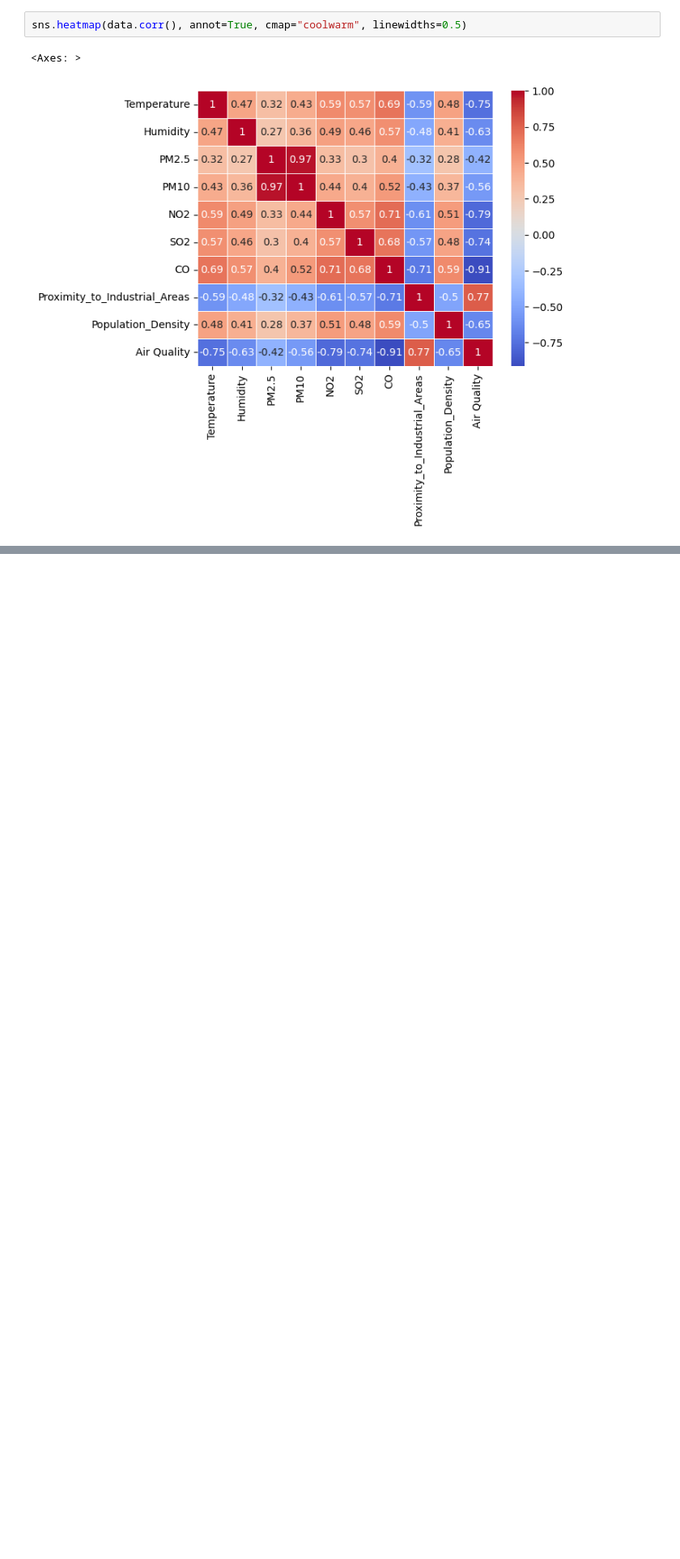
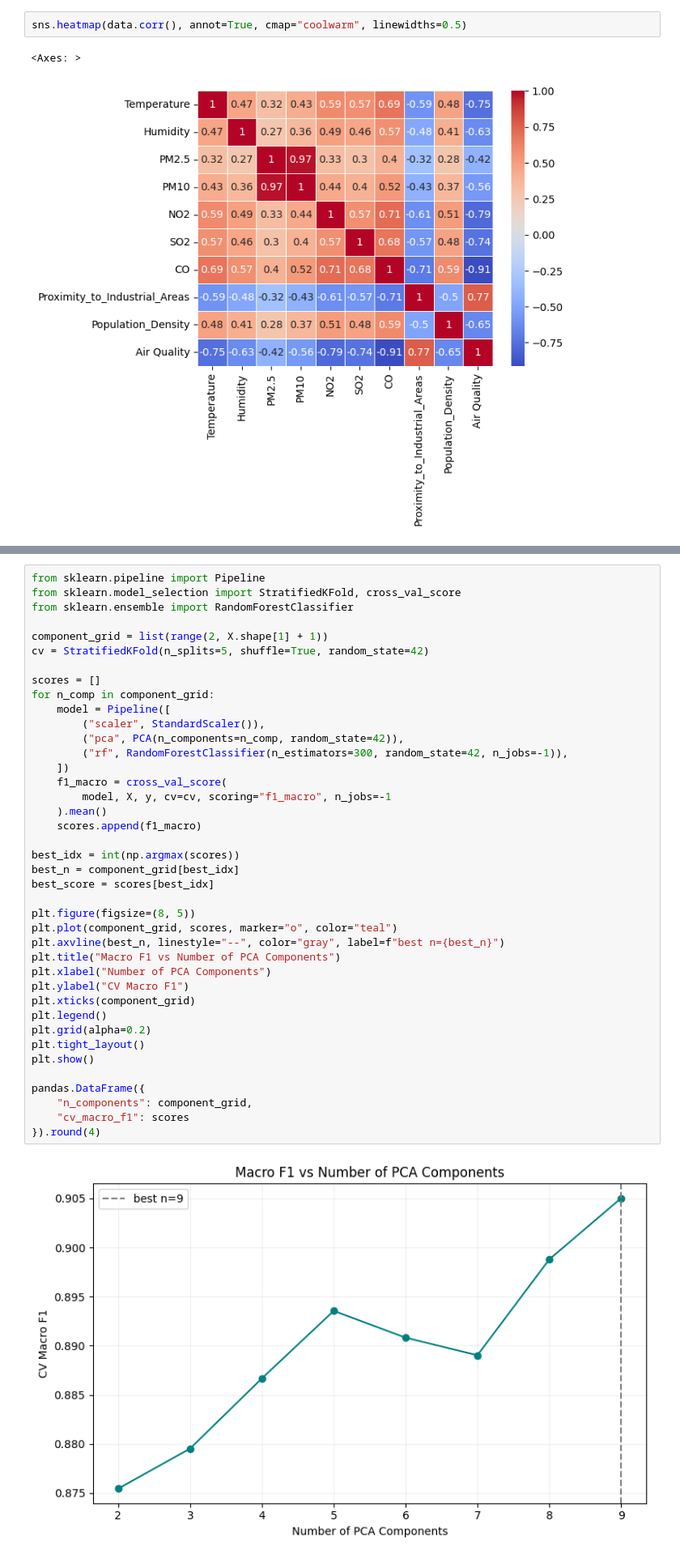
Before and after one commit to josuviteri/Atmo-Ensemble, a Jupyter notebook: EDA/EDA.ipynb, the cells around one changed output, grey strips where cells are left out. Shown at 81% size. Drawn from its saved outputs; the diff is of its cells as text; blank space fills up the shorter version.

```diff
--- a/EDA/EDA.ipynb
+++ b/EDA/EDA.ipynb
@@ -132,0 +233,42 @@ sns.heatmap(data.corr(), annot=True, cmap="coolwarm", linewidths=0.5)
+# %%
+from sklearn.pipeline import Pipeline
+from sklearn.model_selection import StratifiedKFold, cross_val_score
+from sklearn.ensemble import RandomForestClassifier
+
+component_grid = list(range(2, X.shape[1] + 1))
+cv = StratifiedKFold(n_splits=5, shuffle=True, random_state=42)
+
+scores = []
+for n_comp in component_grid:
+    model = Pipeline([
+        ("scaler", StandardScaler()),
+        ("pca", PCA(n_components=n_comp, random_state=42)),
+        ("rf", RandomForestClassifier(n_estimators=300, random_state=42, n_jobs=-1)),
+    ])
+    f1_macro = cross_val_score(
+        model, X, y, cv=cv, scoring="f1_macro", n_jobs=-1
+    ).mean()
+    scores.append(f1_macro)
+
+best_idx = int(np.argmax(scores))
+best_n = component_grid[best_idx]
+best_score = scores[best_idx]
+
+plt.figure(figsize=(8, 5))
+plt.plot(component_grid, scores, marker="o", color="teal")
+plt.axvline(best_n, linestyle="--", color="gray", label=f"best n={best_n}")
+plt.title("Macro F1 vs Number of PCA Components")
+plt.xlabel("Number of PCA Components")
+plt.ylabel("CV Macro F1")
+plt.xticks(component_grid)
+plt.legend()
+plt.grid(alpha=0.2)
+plt.tight_layout()
+plt.show()
+
+pandas.DataFrame({
+    "n_components": component_grid,
+    "cv_macro_f1": scores
+}).round(4)
+# %% [output]
+[figure, added]
```
Also changed, not shown: parts of 18 cells of this notebook.
